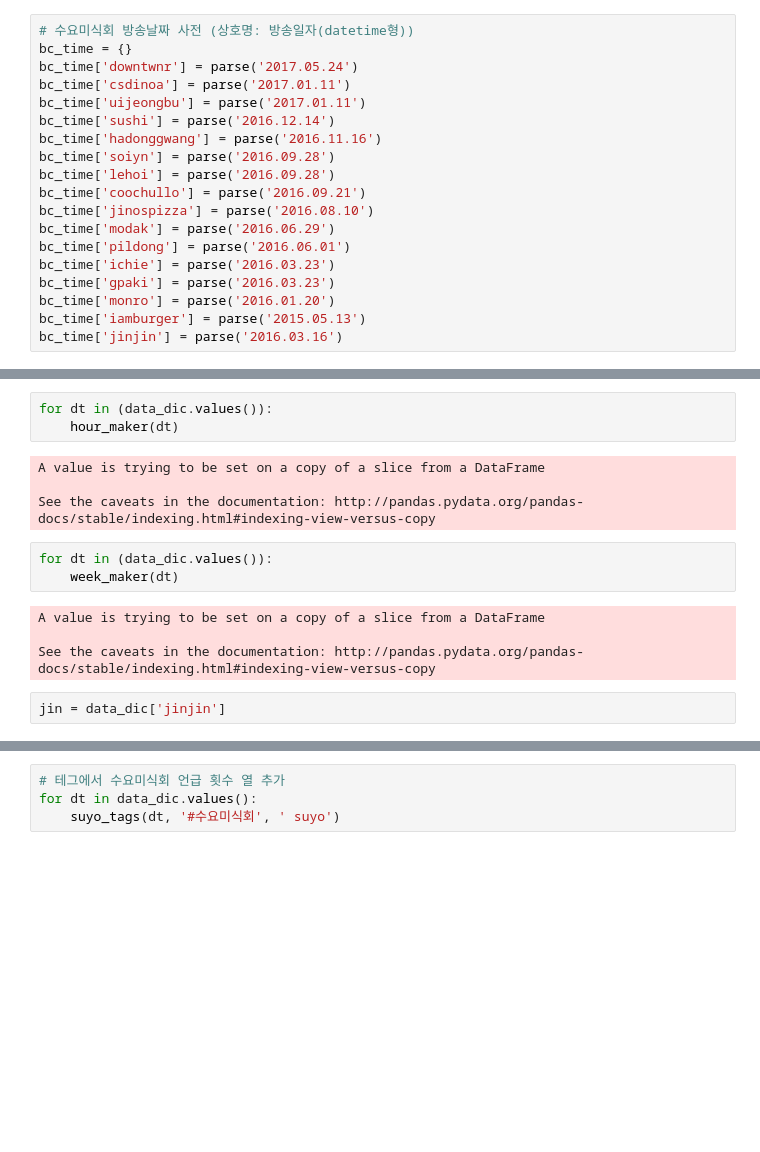
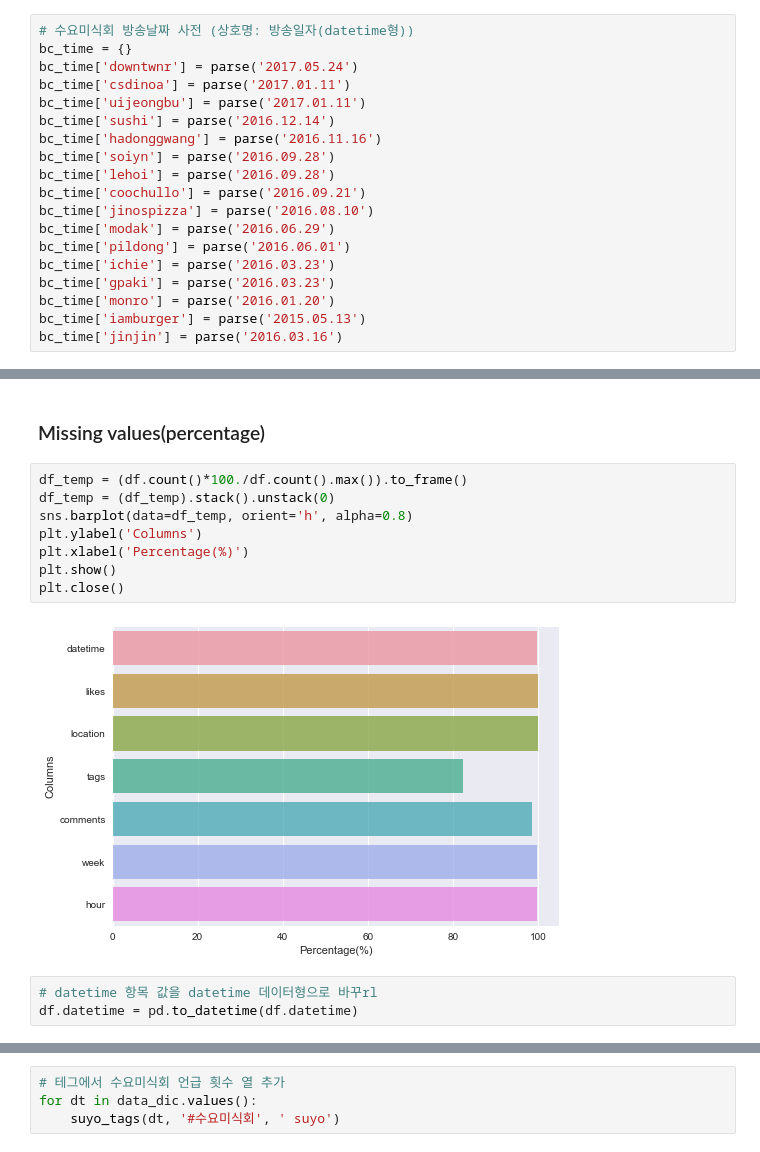
Before and after one commit to yjsuh-sub/instagram-data-visualization, a Jupyter notebook: visualization.ipynb, the cells around one changed output, grey strips where cells are left out. Saved outputs shown, nothing was run; the diff lists cells and outputs as text; blank space fills up the shorter version.

Commit message:
clean up graphs

```diff
--- a/visualization.ipynb
+++ b/visualization.ipynb
@@ -213,17 +162,16 @@ data_dic['ichie']['datetime'][0]
-# %%
-for dt in (data_dic.values()):
-    hour_maker(dt)
-# %% [output]
-A value is trying to be set on a copy of a slice from a DataFrame
-
-See the caveats in the documentation: http://pandas.pydata.org/pandas-docs/stable/indexing.html#indexing-view-versus-copy
-# %%
-for dt in (data_dic.values()):
-    week_maker(dt)
-# %% [output]
-A value is trying to be set on a copy of a slice from a DataFrame
-
-See the caveats in the documentation: http://pandas.pydata.org/pandas-docs/stable/indexing.html#indexing-view-versus-copy
-# %%
-jin = data_dic['jinjin']
+# %% [markdown]
+### Missing values(percentage)
+# %%
+df_temp = (df.count()*100./df.count().max()).to_frame()
+df_temp = (df_temp).stack().unstack(0)
+sns.barplot(data=df_temp, orient='h', alpha=0.8)
+plt.ylabel('Columns')
+plt.xlabel('Percentage(%)')
+plt.show()
+plt.close()
+# %% [output]
+[figure, added]
+# %%
+# datetime 항목 값을 datetime 데이터형으로 바꾸rl
+df.datetime = pd.to_datetime(df.datetime)
 # %%
```
Also changed, not shown: parts of 17 cells of this notebook.
